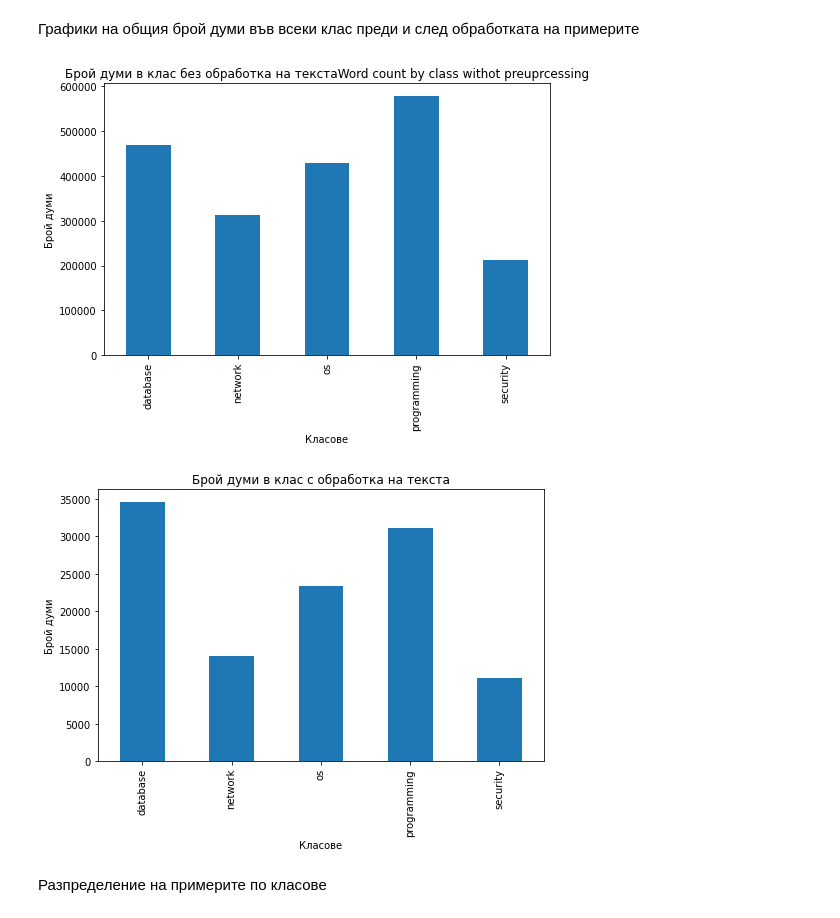
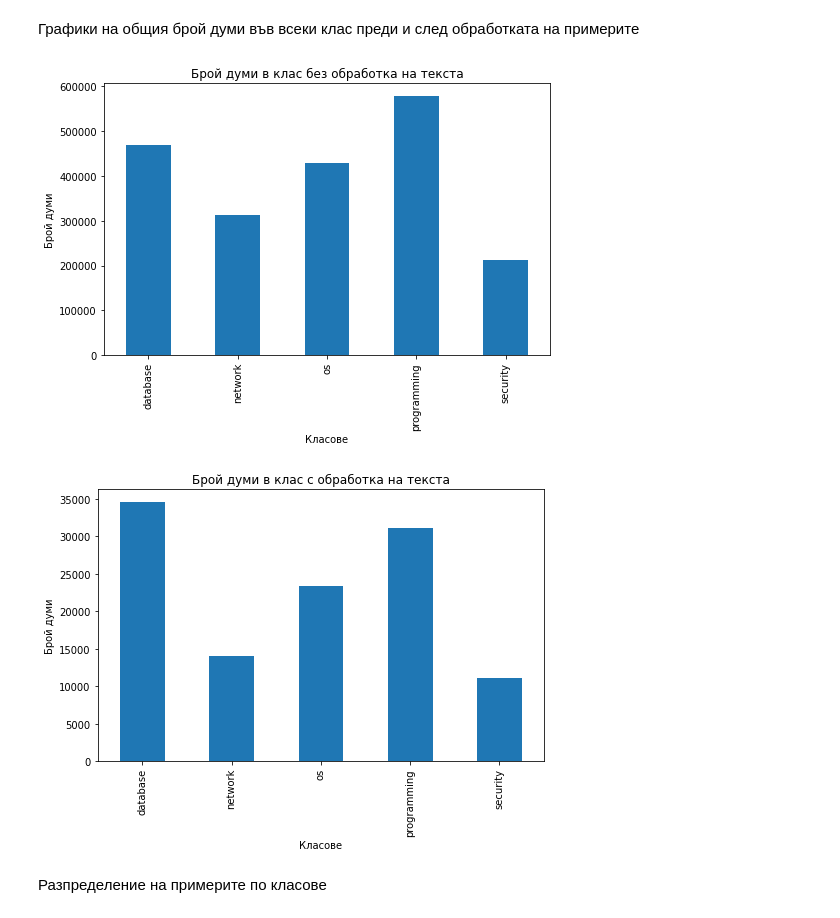
Before and after one commit to knetsov91/Data_Mining_Course_FMI, a Jupyter notebook: Multiclass_text_classification.ipynb, the cells around one changed output. Drawn from its saved outputs; the diff is of its cells as text; code cells hidden in the pictures.

Commit message:
correct text from graphics

```diff
--- a/Multiclass_text_classification.ipynb
+++ b/Multiclass_text_classification.ipynb
@@ -209,10 +209,10 @@ df.head(3)
 # %% [markdown]
 Графики на общия брой думи във всеки клас преди и след обработката на примерите
 # %%
-plot_word_count('word_count_non_preprocessed','Брой думи в клас без обработка на текстаWord count by class withot preuprcessing')
+plot_word_count('word_count_non_preprocessed','Брой думи в клас без обработка на текста')
 plot_word_count('word_count_preprocessed','Брой думи в клас с обработка на текста')
 # %% [output]
-[figure, old version]
+[figure, new version]
 [figure]
 # %% [markdown]
 Разпределение на примерите по класове
```
Also changed, not shown: parts of 10 cells of this notebook.
